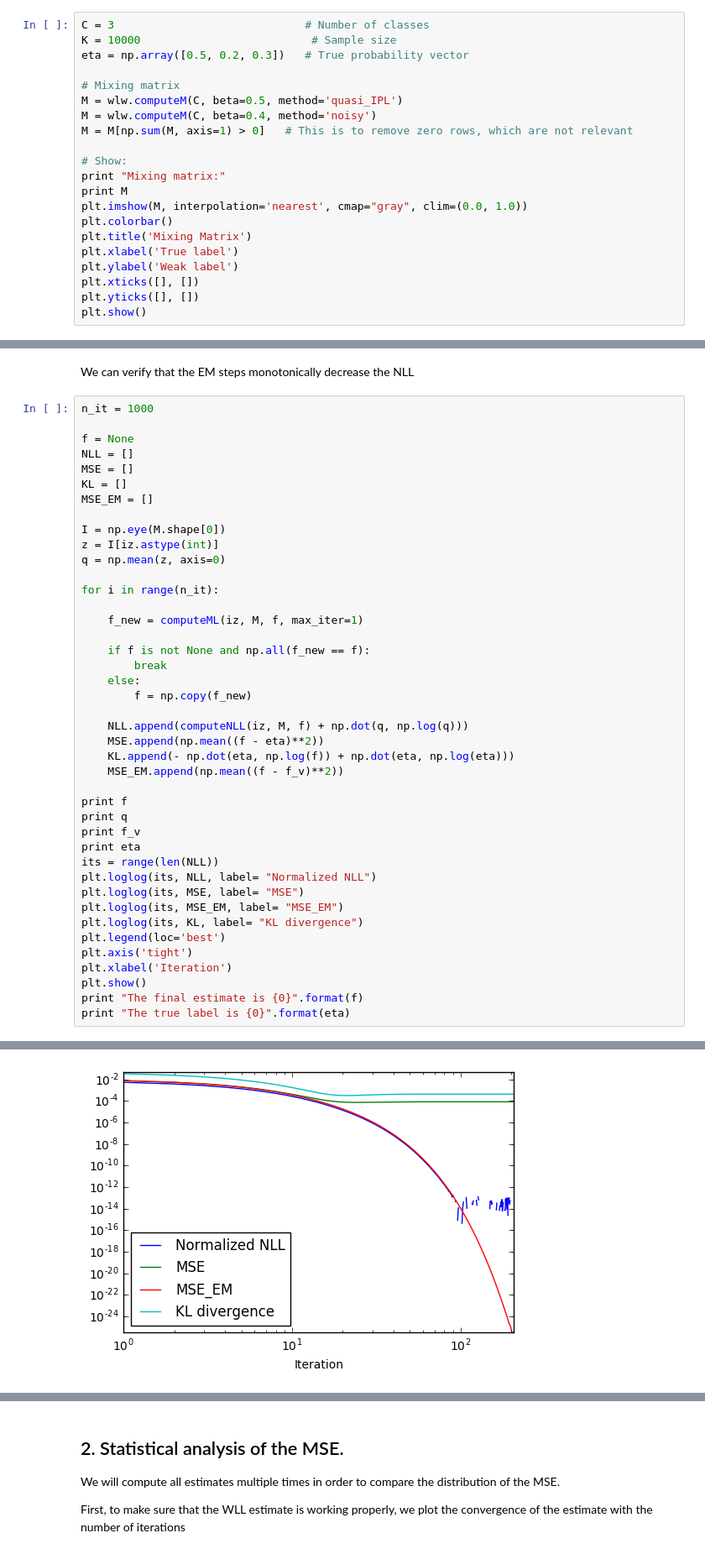
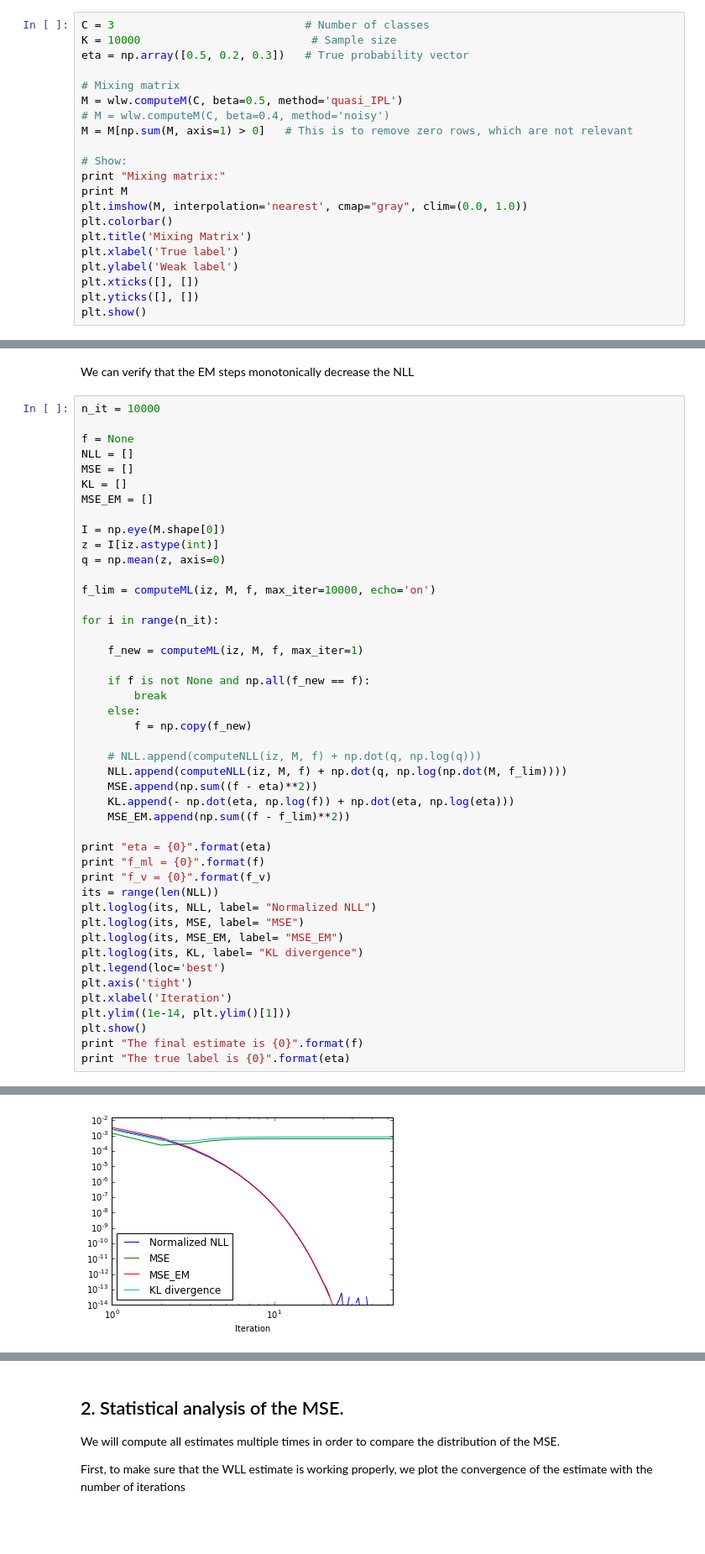
Before and after one commit to Orieus/WeakLabelModel, a Jupyter notebook: learnFromWL.ipynb, the cells around one changed output, grey strips where cells are left out. Shown at 84% size. Cells and saved outputs as stored; diff of their text form; blank space fills up the shorter version.

```diff
--- a/learnFromWL.ipynb
+++ b/learnFromWL.ipynb
@@ -37,7 +37,7 @@ eta = np.array([0.5, 0.2, 0.3])   # True probability vector
 
 # Mixing matrix
 M = wlw.computeM(C, beta=0.5, method='quasi_IPL')
-M = wlw.computeM(C, beta=0.4, method='noisy')
+# M = wlw.computeM(C, beta=0.4, method='noisy')
 M = M[np.sum(M, axis=1) > 0]   # This is to remove zero rows, which are not relevant
 
 # Show:
@@ -160,7 +165,7 @@ def computeNLL(iz, M, f):
 # %% [markdown]
 We can verify that the EM steps monotonically decrease the NLL
 # %%
-n_it = 1000
+n_it = 10000
 
 f = None
 NLL = []
@@ -172,6 +177,8 @@ I = np.eye(M.shape[0])
 z = I[iz.astype(int)]
 q = np.mean(z, axis=0)
 
+f_lim = computeML(iz, M, f, max_iter=10000, echo='on')
+
 for i in range(n_it):
 
     f_new = computeML(iz, M, f, max_iter=1)
@@ -181,15 +188,15 @@ for i in range(n_it):
     else:
         f = np.copy(f_new)
 
-    NLL.append(computeNLL(iz, M, f) + np.dot(q, np.log(q)))
-    MSE.append(np.mean((f - eta)**2))
+    # NLL.append(computeNLL(iz, M, f) + np.dot(q, np.log(q)))
+    NLL.append(computeNLL(iz, M, f) + np.dot(q, np.log(np.dot(M, f_lim))))
+    MSE.append(np.sum((f - eta)**2))
     KL.append(- np.dot(eta, np.log(f)) + np.dot(eta, np.log(eta)))
-    MSE_EM.append(np.mean((f - f_v)**2))
+    MSE_EM.append(np.sum((f - f_lim)**2))
 
-print f
-print q
-print f_v
-print eta
+print "eta = {0}".format(eta)
+print "f_ml = {0}".format(f)
+print "f_v = {0}".format(f_v)
 its = range(len(NLL))
 plt.loglog(its, NLL, label= "Normalized NLL")
 plt.loglog(its, MSE, label= "MSE")
@@ -198,6 +205,7 @@ plt.loglog(its, KL, label= "KL divergence")
 plt.legend(loc='best')
 plt.axis('tight')
 plt.xlabel('Iteration')
+plt.ylim((1e-14, plt.ylim()[1]))
 plt.show()
 print "The final estimate is {0}".format(f)
 print "The true label is {0}".format(eta)
@@ -209 +217 @@ print "The true label is {0}".format(eta)
-[figure, old version]
+[figure, new version]
```
Also changed, not shown: parts of 22 cells of this notebook, 1 other file.
